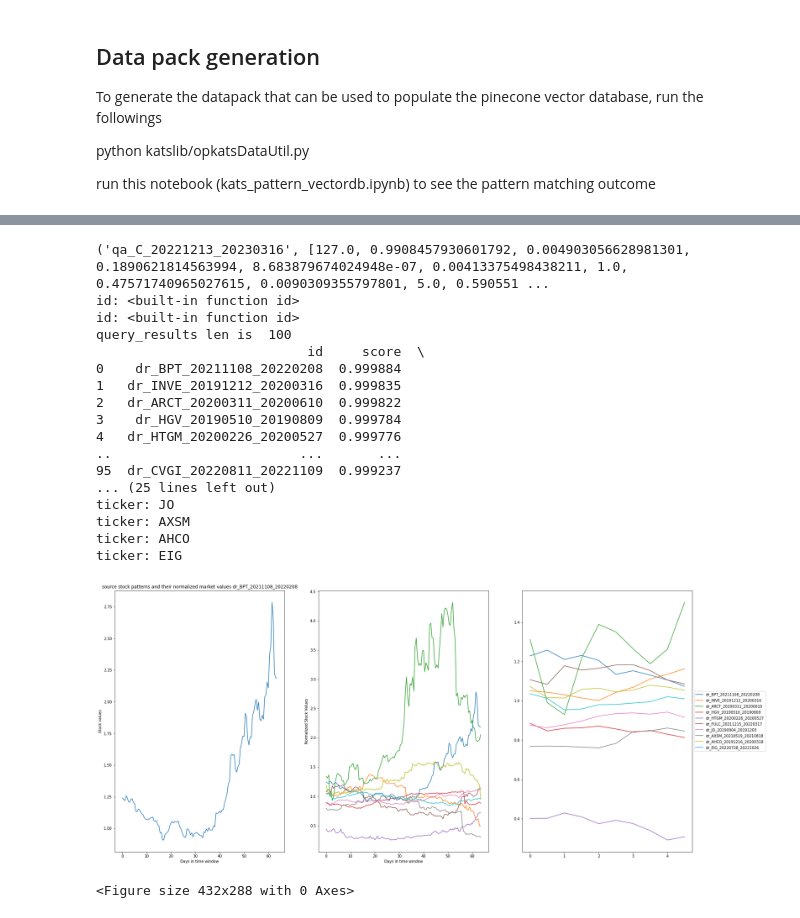
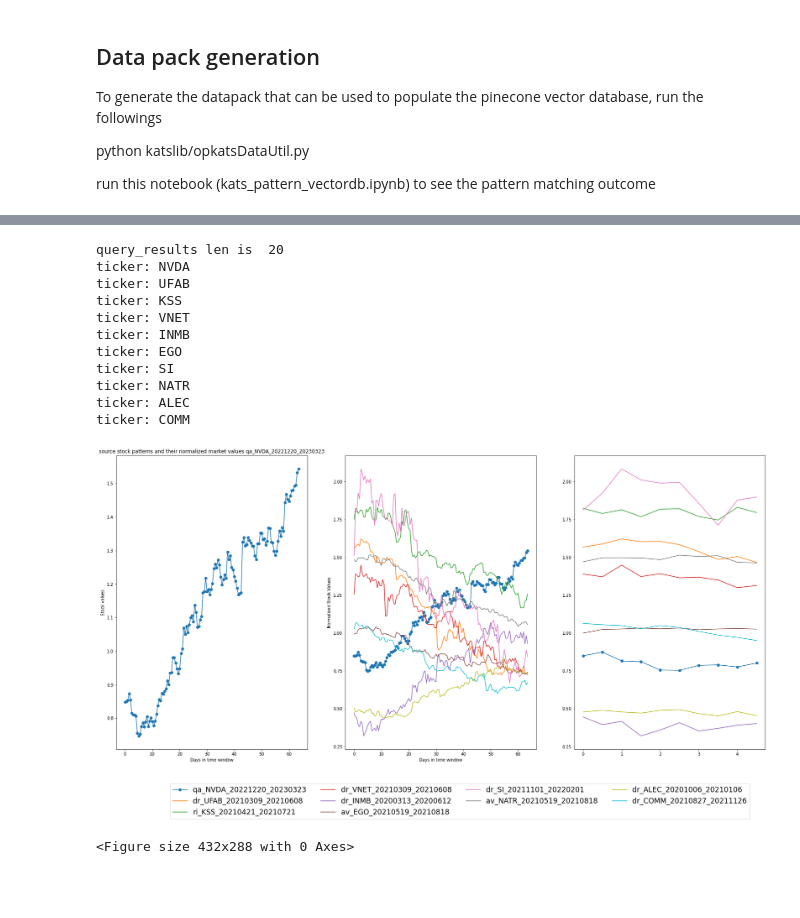
Before and after one commit to jacky892/timeseriesVectorDBPatterMatcher, a Jupyter notebook: kats_pattern_vectordb.ipynb, the cells around one changed output, grey strips where cells are left out. Cells and saved outputs as stored; diff of their text form; code cells hidden in the pictures; blank space fills up the shorter version.

Commit message:
updated the plot legends

```diff
--- a/kats_pattern_vectordb.ipynb
+++ b/kats_pattern_vectordb.ipynb
@@ -12,5 +12,6 @@ ki=init_kat_index()
 ki.describe_index_stats()
 # %%
 from opkatsPatternMatcherUtil import opkatsPatternMatcherUtil
-opkatsPatternMatcherUtil.match_period_with_vectordb('C')
+fname=opkatsPatternMatcherUtil.match_period_with_vectordb('NVDA')
+fname
 # %% [output]
@@ -17,32 +20,26 @@ opkatsPatternMatcherUtil.match_period_with_vectordb('C')
 A value is trying to be set on a copy of a slice from a DataFrame.
 Try using .loc[row_indexer,col_indexer] = value instead
 
 See the caveats in the documentation: https://pandas.pydata.org/pandas-docs/stable/user_guide/indexing.html#returning-a-view-versus-a-copy
   new_df['_date']=new_df.index
 A value is trying to be set on a copy of a slice from a DataFrame.
 Try using .loc[row_indexer,col_indexer] = value instead
 
 See the caveats in the documentation: https://pandas.pydata.org/pandas-docs/stable/user_guide/indexing.html#returning-a-view-versus-a-copy
   df['_date']=df.index
 look-up table. The actual p-value is smaller than the p-value returned.
 
   warnings.warn(
-('qa_C_20221213_20230316', [127.0, 0.9908457930601792, 0.004903056628981301, 0.1890621814563994, 8.683879674024948e-07, 0.00413375498438211, 1.0, 0.47571740965027615, 0.0090309355797801, 5.0, 0.590551 ...
-id: <built-in function id>
-id: <built-in function id>
-query_results len is  100
-                           id     score  \
-0    dr_BPT_20211108_20220208  0.999884
-1   dr_INVE_20191212_20200316  0.999835
-2   dr_ARCT_20200311_20200610  0.999822
-3    dr_HGV_20190510_20190809  0.999784
-4   dr_HTGM_20200226_20200527  0.999776
-..                        ...       ...
-95  dr_CVGI_20220811_20221109  0.999237
-... (25 lines left out)
-ticker: JO
-ticker: AXSM
-ticker: AHCO
-ticker: EIG
+query_results len is  20
+ticker: NVDA
+ticker: UFAB
+ticker: KSS
+ticker: VNET
+ticker: INMB
+ticker: EGO
+ticker: SI
+ticker: NATR
+ticker: ALEC
+ticker: COMM
-[figure, old version]
+[figure, new version]
 <Figure size 432x288 with 0 Axes>
```
Also changed, not shown: parts of 3 cells of this notebook, 1 other file.
